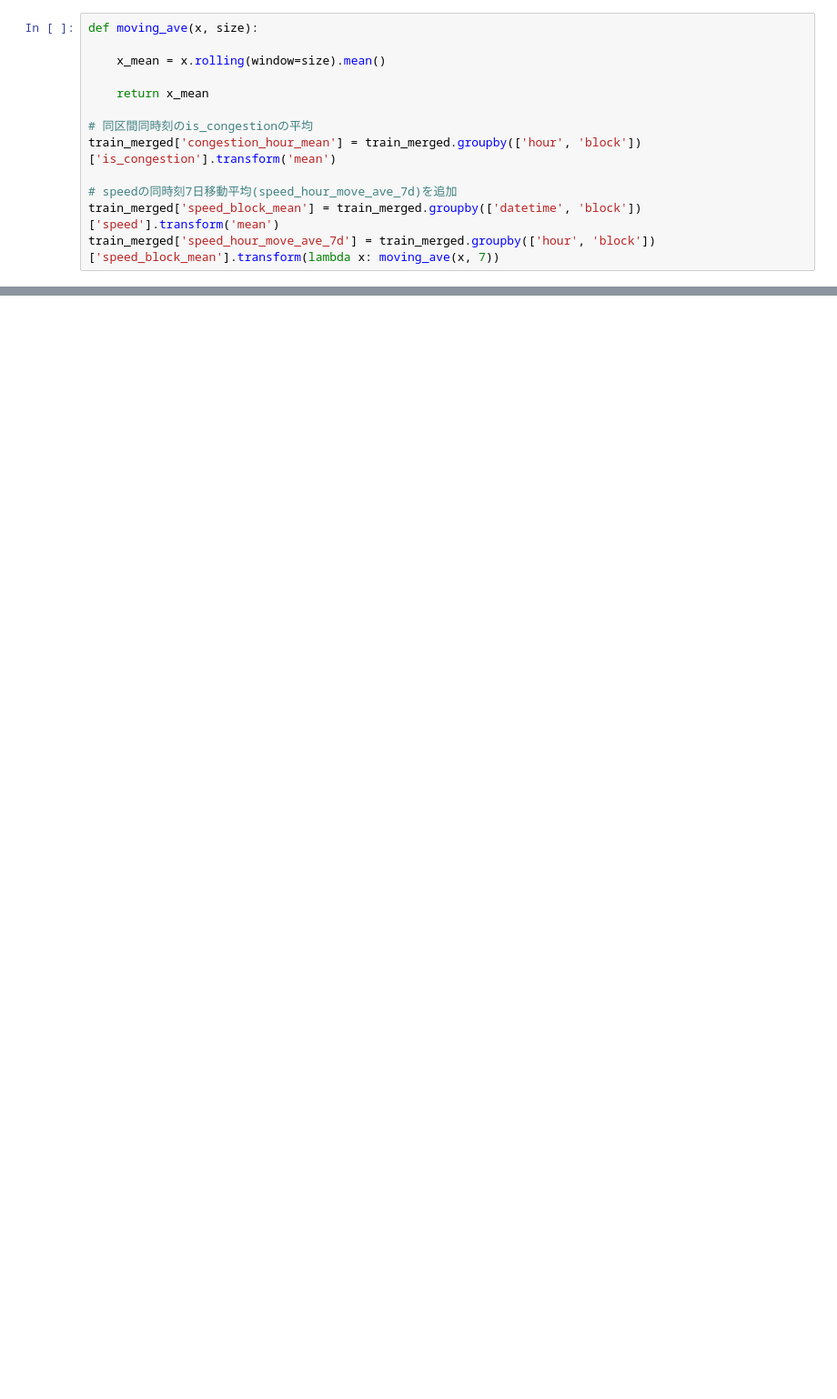
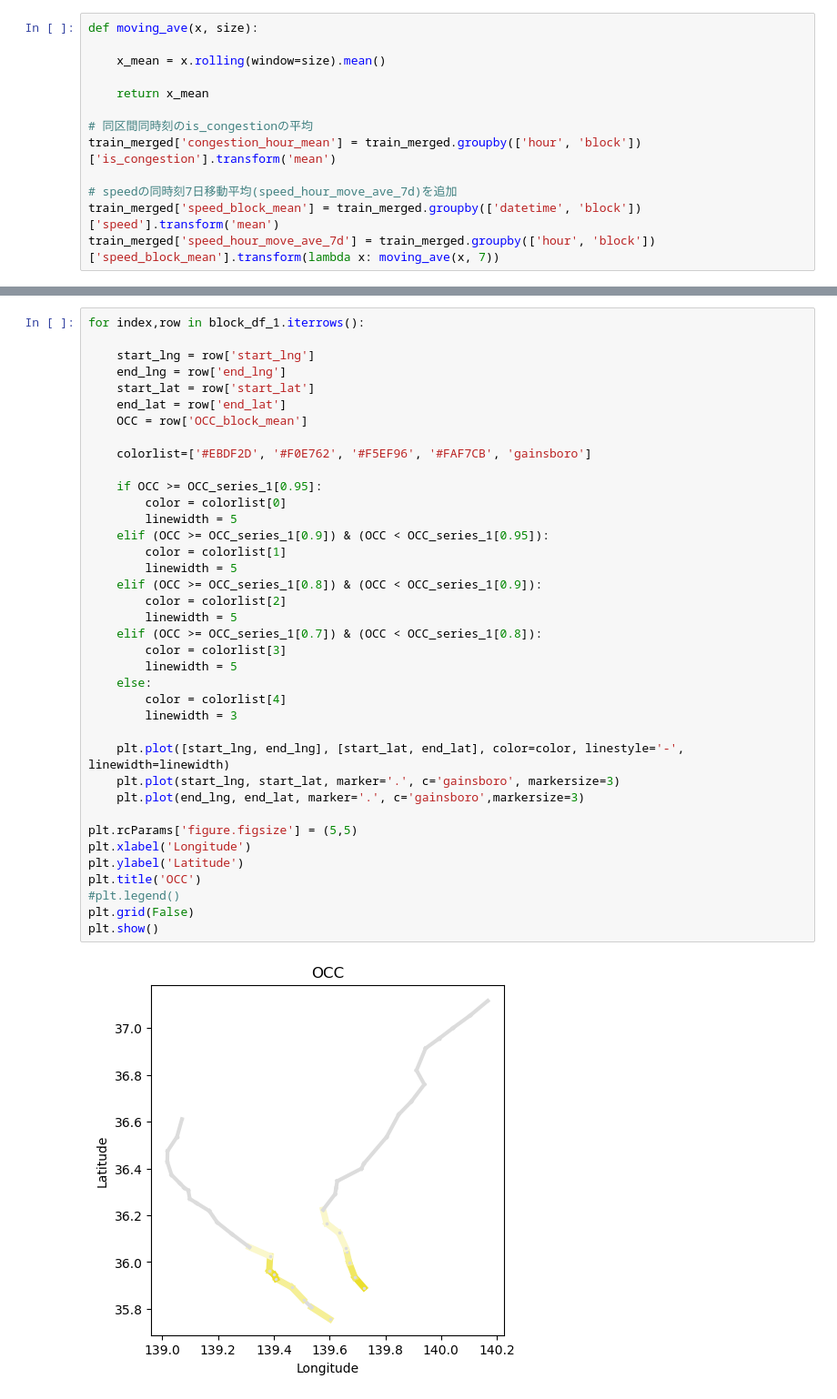
Before and after one commit to Makoto-Noda/NEXCO, a Jupyter notebook: map.ipynb, the cells around one changed output, grey strips where cells are left out. Shown at 91% size. Saved outputs shown, nothing was run; the diff lists cells and outputs as text; blank space fills up the shorter version.

```diff
--- a/map.ipynb
+++ b/map.ipynb
@@ -180,0 +469,40 @@ plt.show()
+# %%
+for index,row in block_df_1.iterrows():
+
+    start_lng = row['start_lng']
+    end_lng = row['end_lng']
+    start_lat = row['start_lat']
+    end_lat = row['end_lat']
+    OCC = row['OCC_block_mean']
+
+    colorlist=['#EBDF2D', '#F0E762', '#F5EF96', '#FAF7CB', 'gainsboro']
+
+    if OCC >= OCC_series_1[0.95]:
+        color = colorlist[0]
+        linewidth = 5
+    elif (OCC >= OCC_series_1[0.9]) & (OCC < OCC_series_1[0.95]):
+        color = colorlist[1]
+        linewidth = 5
+    elif (OCC >= OCC_series_1[0.8]) & (OCC < OCC_series_1[0.9]):
+        color = colorlist[2]
+        linewidth = 5
+    elif (OCC >= OCC_series_1[0.7]) & (OCC < OCC_series_1[0.8]):
+        color = colorlist[3]
+        linewidth = 5
+    else:
+        color = colorlist[4]
+        linewidth = 3
+
+    plt.plot([start_lng, end_lng], [start_lat, end_lat], color=color, linestyle='-', linewidth=linewidth)
+    plt.plot(start_lng, start_lat, marker='.', c='gainsboro', markersize=3)
+    plt.plot(end_lng, end_lat, marker='.', c='gainsboro',markersize=3)
+
+plt.rcParams['figure.figsize'] = (5,5)
+plt.xlabel('Longitude')
+plt.ylabel('Latitude')
+plt.title('OCC')
+#plt.legend()
+plt.grid(False)
+plt.show()
+# %% [output]
+[figure, added]
```
Also changed, not shown: parts of 15 cells of this notebook.
